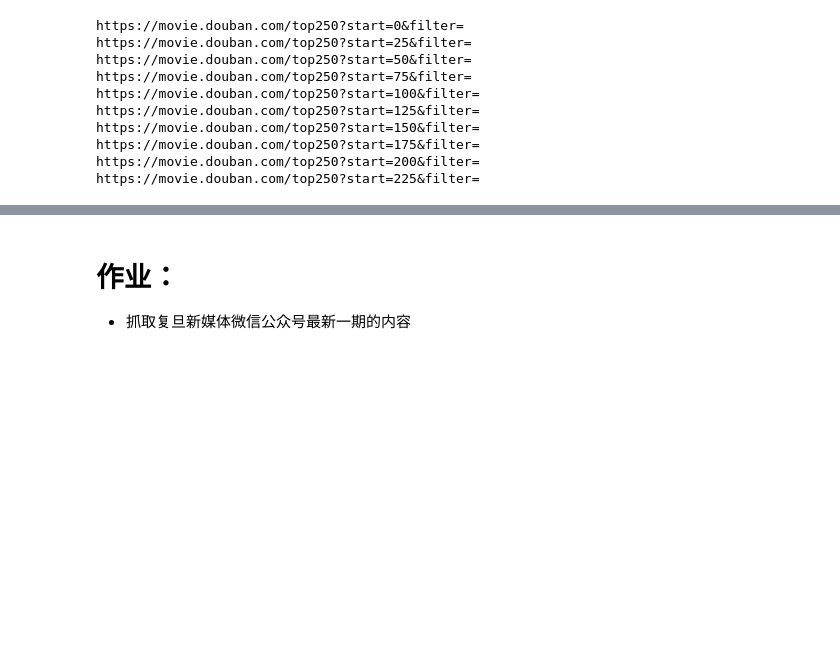
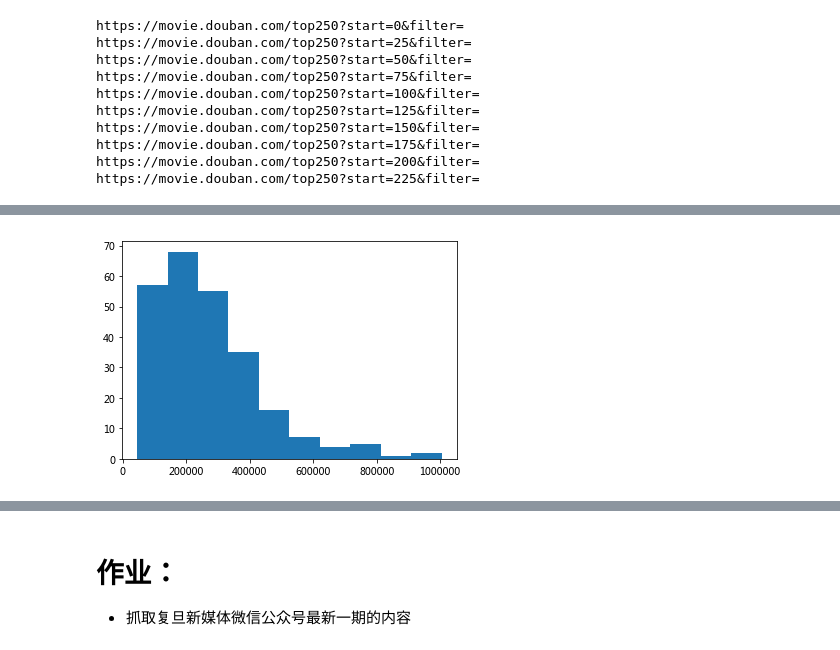
Before and after one commit to SocratesClub/bigdata, a Jupyter notebook: code/04.PythonCrawler_beautifulsoup.ipynb, the cells around one changed output, grey strips where cells are left out. Drawn from its saved outputs; the diff is of its cells as text; code cells hidden in the pictures; blank space fills up the shorter version.

Commit message:
douban250

```diff
--- a/code/04.PythonCrawler_beautifulsoup.ipynb
+++ b/code/04.PythonCrawler_beautifulsoup.ipynb
@@ -732,3 +733,26 @@ https://movie.douban.com/top250?start=150&filter=
 https://movie.douban.com/top250?start=175&filter=
 https://movie.douban.com/top250?start=200&filter=
 https://movie.douban.com/top250?start=225&filter=
+# %%
+import requests
+from bs4 import BeautifulSoup
+dat = []
+for j in range(0, 250, 25):
+    urli = 'https://movie.douban.com/top250?start=%d&filter='% j
+    data = requests.get(urli).text
+    soup = BeautifulSoup(data, 'lxml')
+    movies = soup.find_all('div', {'class', 'info'})
+    for i in movies:
+        url = i.a['href']
+        title = i.find('span', {'class', 'title'}).text
+        des = i.find('div', {'class', 'star'})
+        rating = des.find('span', {'class', 'rating_num'}).text
+        rating_num = des.find_all('span')[-1].text.split('人评价')[0]
+        listi = [url, title, rating, rating_num]
+        dat.append(listi)
+# %%
+import pandas as pd
+df = pd.DataFrame(dat, columns = ['url', 'title', 'rating', 'rating_num'])
+df['rating'] = df.rating.astype(float)
+df['rating_num'] = df.rating_num.astype(int)
+df.head()
@@ -734,0 +789,8 @@ https://movie.douban.com/top250?start=225&filter=
+# %%
+%matplotlib inline
+import matplotlib.pyplot as plt
+
+plt.hist(df.rating_num)
+plt.show()
+# %% [output]
+[figure, added]
```
Also changed, not shown: parts of 5 cells of this notebook, 1 other file.
